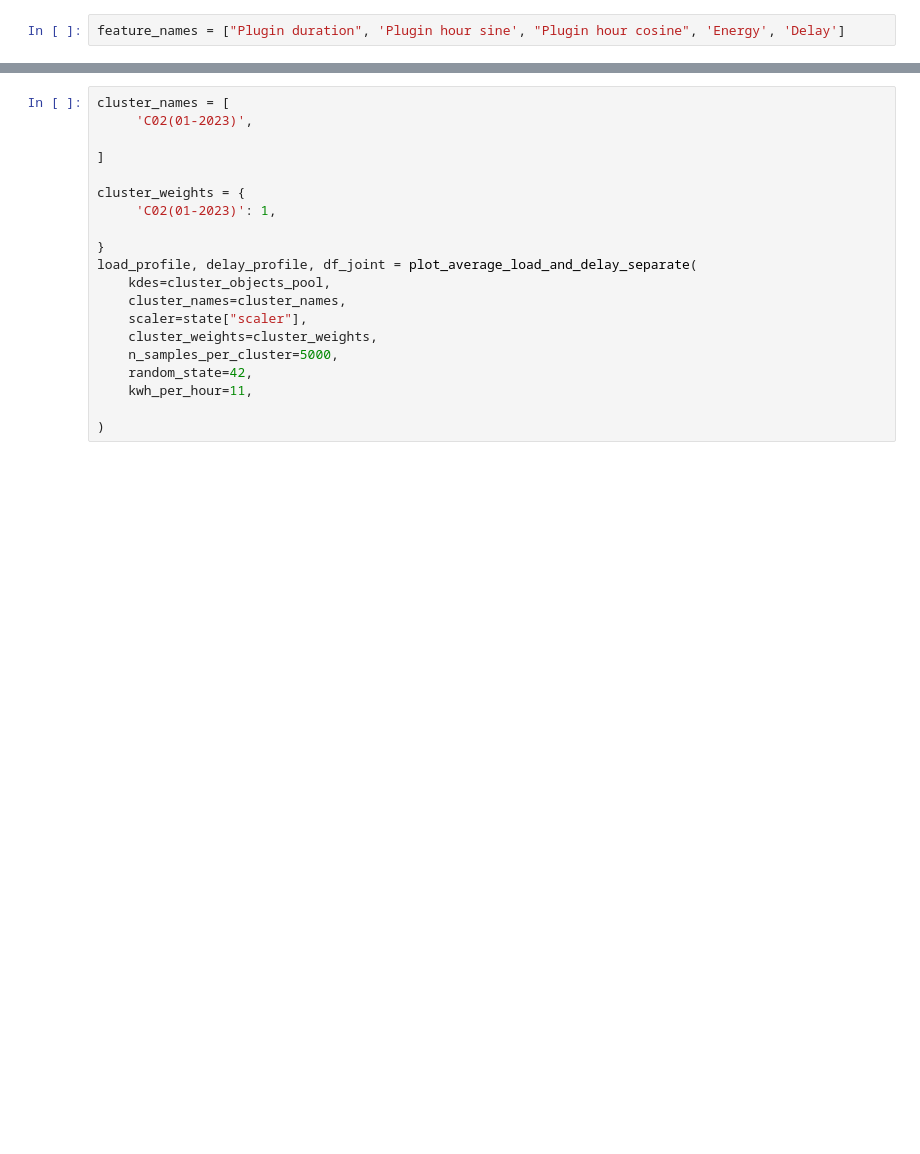
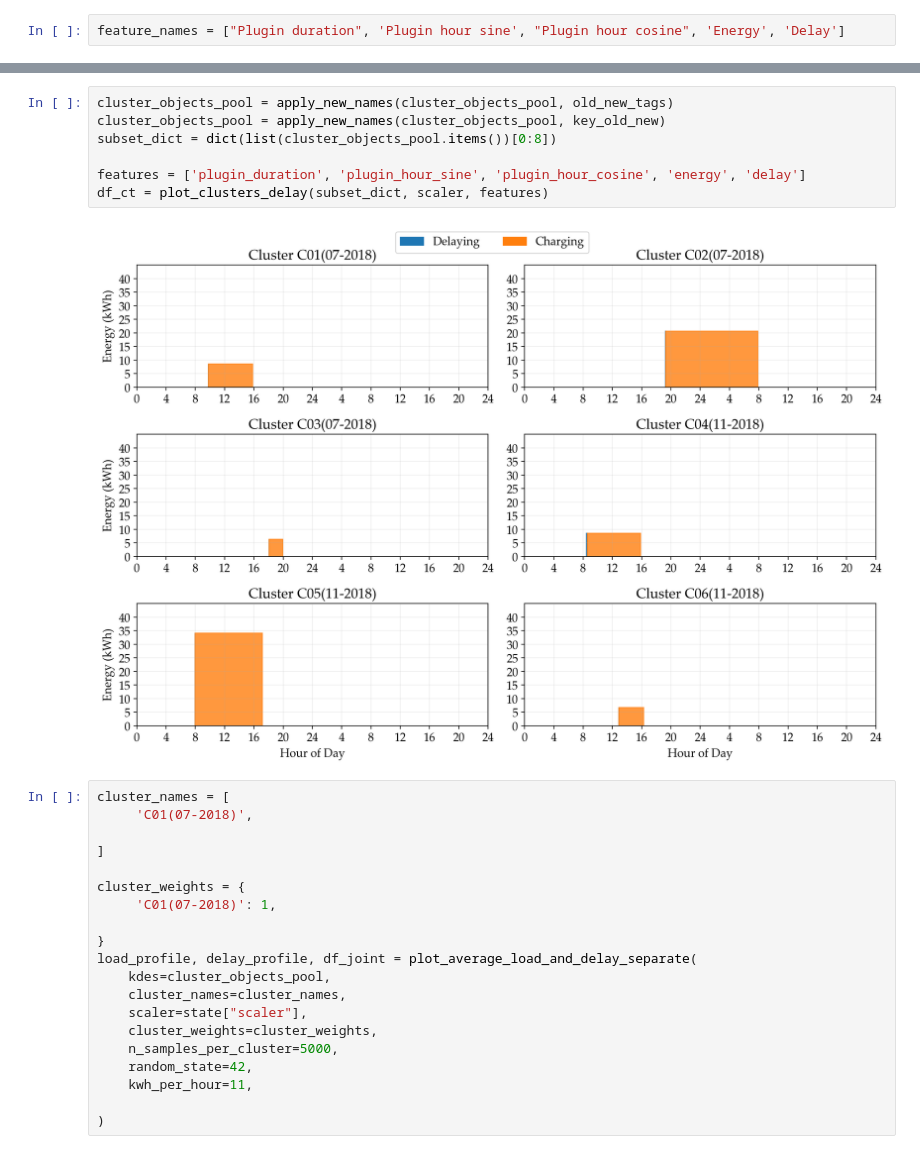
Before and after one commit to ghafyodtu/EV_dynamic_clustering, a Jupyter notebook: main_01.ipynb, the cells around one changed output, grey strips where cells are left out. Saved outputs shown, nothing was run; the diff lists cells and outputs as text; blank space fills up the shorter version.

```diff
--- a/main_01.ipynb
+++ b/main_01.ipynb
@@ -102,11 +99,20 @@ df_ct = plot_clusters_delay(subset_dict, scaler, features)
+# %%
+cluster_objects_pool = apply_new_names(cluster_objects_pool, old_new_tags)
+cluster_objects_pool = apply_new_names(cluster_objects_pool, key_old_new)
+subset_dict = dict(list(cluster_objects_pool.items())[0:8])
+
+features = ['plugin_duration', 'plugin_hour_sine', 'plugin_hour_cosine', 'energy', 'delay']
+df_ct = plot_clusters_delay(subset_dict, scaler, features)
+# %% [output]
+[figure, added]
 # %%
 cluster_names = [
-     'C02(01-2023)',
+     'C01(07-2018)',
 
 ]
 
 cluster_weights = {
-     'C02(01-2023)': 1,
+     'C01(07-2018)': 1,
 
 }
 load_profile, delay_profile, df_joint = plot_average_load_and_delay_separate(
```
Also changed, not shown: parts of 13 cells of this notebook, 4 other files.
